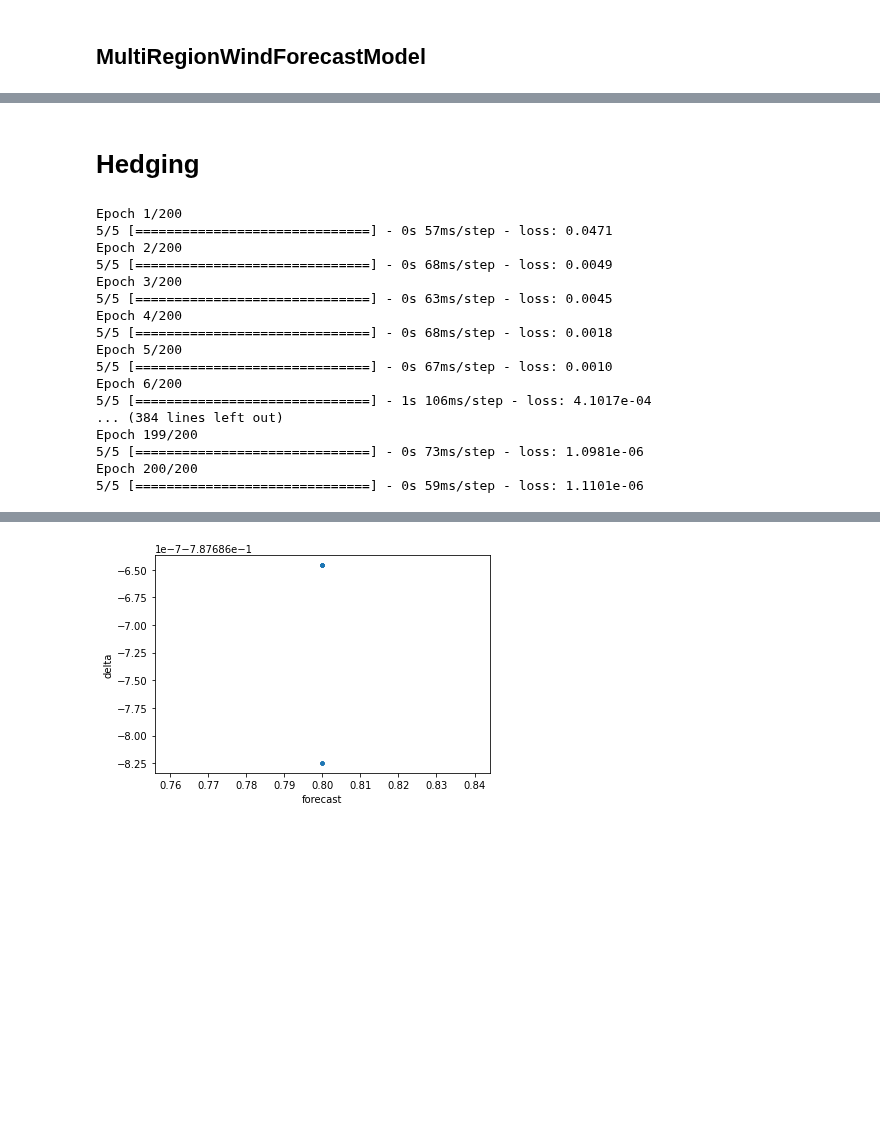
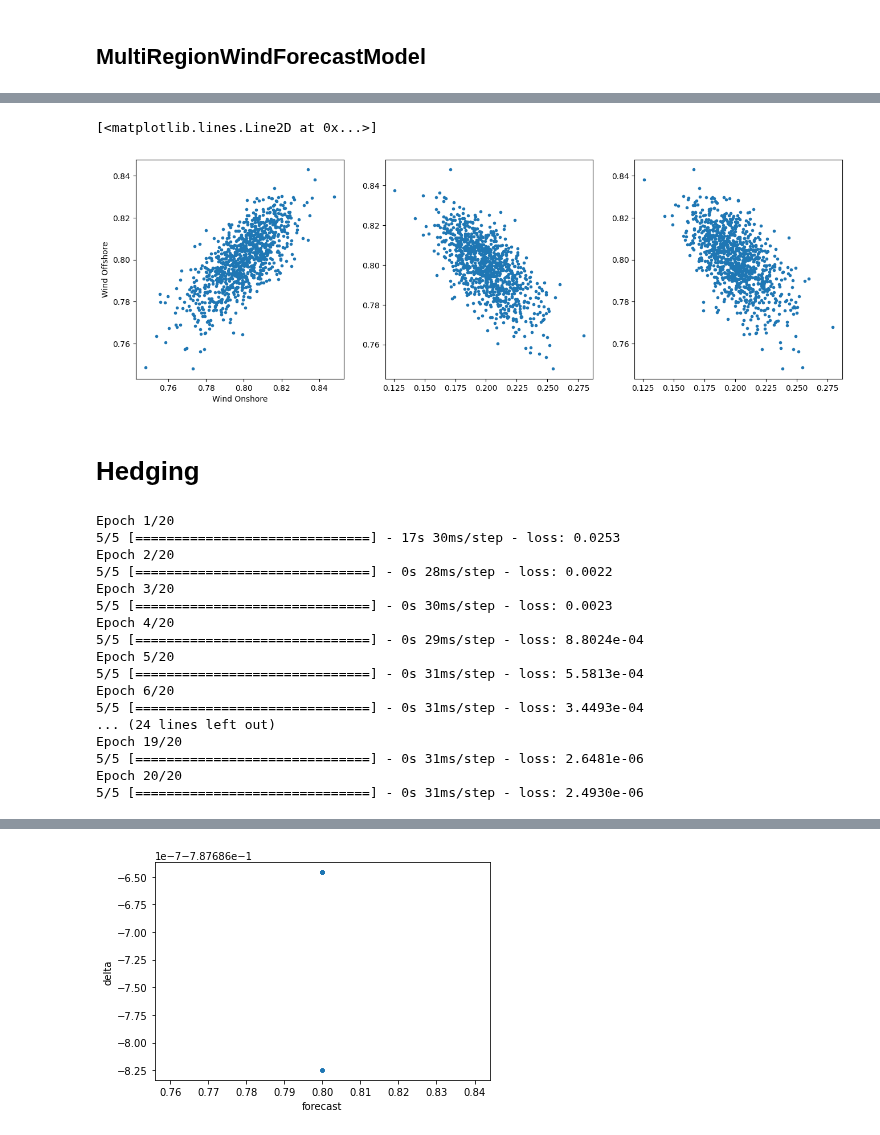
Before and after one commit to pikki622/RiVaPy, a Jupyter notebook: notebooks/models/residual_demand_forward_model.ipynb, the cells around one changed output, grey strips where cells are left out. Drawn from its saved outputs; the diff is of its cells as text; code cells hidden in the pictures; blank space fills up the shorter version.

```diff
--- a/notebooks/models/residual_demand_forward_model.ipynb
+++ b/notebooks/models/residual_demand_forward_model.ipynb
@@ -295,3 +295,32 @@ plt.ylabel('Wind_Offshore');
+# %%
+rdm = ResidualDemandForwardModel(multi_region_model,
+                                 highest_price,
+                                SmoothstepSupplyCurve(1.0, 0),
+                                 max_price = 1.0,
+                                 #forecast_hours=[#6,
+                                 #                10, 14, 18],
+                                )
+timegrid = np.linspace(0.0, days*1.0/365.0, days*24)
+forecast_points = [i for i in range(len(timegrid)) if i%8==0]
+forward_expiries = [timegrid[-1]]
+n_sims = 1_000
+rnd = np.random.normal(size=rdm.rnd_shape(n_sims, timegrid.shape[0]))
+power_fwd, efficiencies = rdm.simulate(timegrid, rnd, forecast_points)
+# %%
+plt.figure(figsize=(16,5))
+paths_1 = efficiencies['Onshore'][-1,:,-1]
+paths_2 = efficiencies['Offshore'][-1,:,-1]
+plt.subplot(1,3,1)
+plt.plot(paths_1,paths_2,'.')
+plt.xlabel('Wind Onshore')
+plt.ylabel('Wind Offshore');
+plt.subplot(1,3,2)
+plt.plot(power_fwd[-1,:,-1],paths_1,'.')
+plt.subplot(1,3,3)
+plt.plot(power_fwd[-1,:,-1],paths_2,'.');
+# %% [output]
+[<matplotlib.lines.Line2D at 0x...>]
+[figure, added]
 # %% [markdown]
 # Hedging
 # %%
@@ -327,7 +357,7 @@ spec = GreenPPASpecification(technology = 'Wind_Onshore',
 tensorboard_logdir = None#os.path.join("logs", dt.datetime.now().strftime("%Y%m%d-%H%M%S"))
 result = price(val_date, spec, rdm ,
                depth=3, nb_neurons=64, n_sims = n_sims, regularization= 10.0,
-              epochs = 200,
+              epochs = 20,
               verbose=1,
               initial_lr = 1e-2,
               batch_size=200,
@@ -335,23 +365,23 @@ result = price(val_date, spec, rdm ,
               tensorboard_logdir=tensorboard_logdir
             )
 # %% [output]
-Epoch 1/200
-5/5 [==============================] - 0s 57ms/step - loss: 0.0471
-Epoch 2/200
-5/5 [==============================] - 0s 68ms/step - loss: 0.0049
-Epoch 3/200
-5/5 [==============================] - 0s 63ms/step - loss: 0.0045
-Epoch 4/200
-5/5 [==============================] - 0s 68ms/step - loss: 0.0018
-Epoch 5/200
-5/5 [==============================] - 0s 67ms/step - loss: 0.0010
-Epoch 6/200
-5/5 [==============================] - 1s 106ms/step - loss: 4.1017e-04
-... (384 lines left out)
-Epoch 199/200
-5/5 [==============================] - 0s 73ms/step - loss: 1.0981e-06
-Epoch 200/200
-5/5 [==============================] - 0s 59ms/step - loss: 1.1101e-06
+Epoch 1/20
+5/5 [==============================] - 17s 30ms/step - loss: 0.0253
+Epoch 2/20
+5/5 [==============================] - 0s 28ms/step - loss: 0.0022
+Epoch 3/20
+5/5 [==============================] - 0s 30ms/step - loss: 0.0023
+Epoch 4/20
+5/5 [==============================] - 0s 29ms/step - loss: 8.8024e-04
+Epoch 5/20
+5/5 [==============================] - 0s 31ms/step - loss: 5.5813e-04
+Epoch 6/20
+5/5 [==============================] - 0s 31ms/step - loss: 3.4493e-04
+... (24 lines left out)
+Epoch 19/20
+5/5 [==============================] - 0s 31ms/step - loss: 2.6481e-06
+Epoch 20/20
+5/5 [==============================] - 0s 31ms/step - loss: 2.4930e-06
 # %%
 plt.figure(figsize=(12,8))
 #forecast_points = [i for i in range(len(timegrid)) if i%8==0]
```
Also changed, not shown: parts of 6 cells of this notebook, 2 other files.
